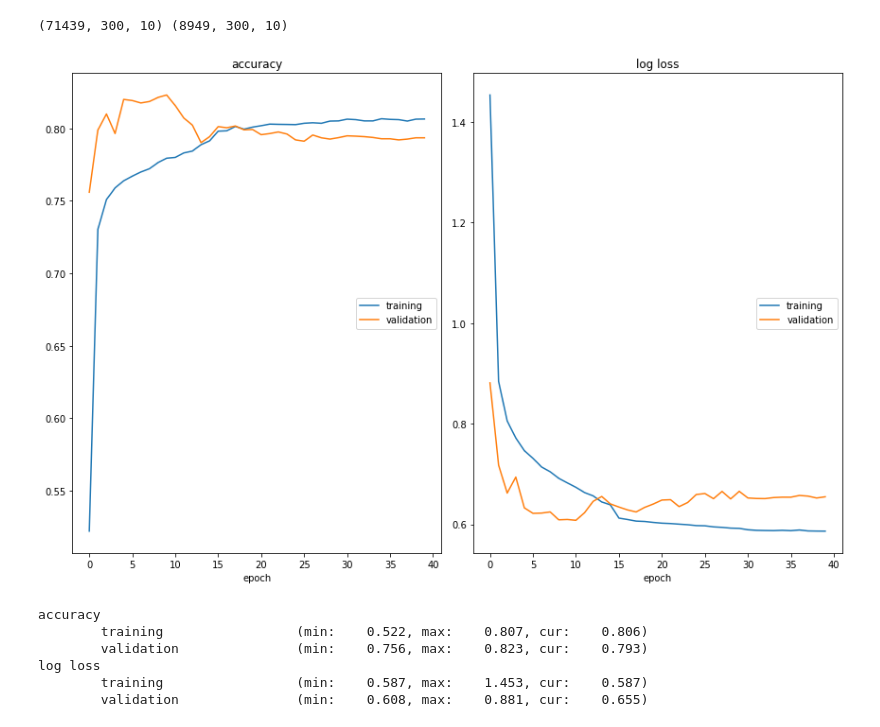
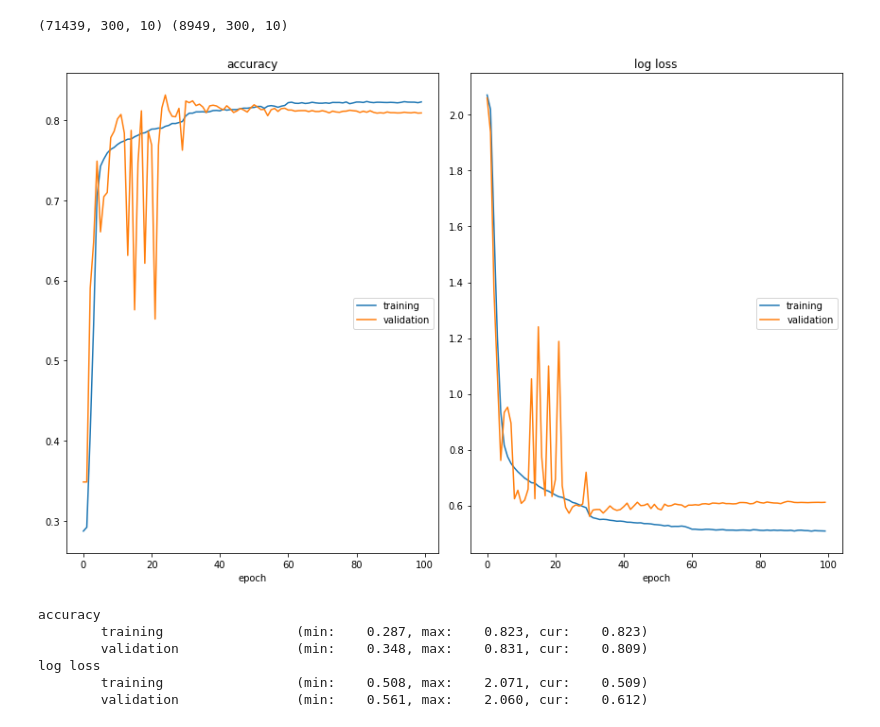
Before and after one commit to YunzhanZHOU/EDVAM-VR_understanding, a Jupyter notebook: classifiers.ipynb, the cells around one changed output. Cells and saved outputs as stored; diff of their text form; code cells hidden in the pictures.

```diff
--- a/classifiers.ipynb
+++ b/classifiers.ipynb
@@ -61,3 +56,24 @@ test_label = test_label[confident_test]
+# %%
+def low_confidence_replacement(arr):
+  for i in range(arr.shape[0]): # do this way to avoid high ram use
+    arr_slice = arr[i]
+    arr_slice[(arr_slice[:, 9] < 0.7), 3:6] = np.nan
+    mask = np.isnan(arr_slice)
+    arr_slice[mask] = np.interp(np.flatnonzero(mask), np.flatnonzero(~mask), arr_slice[~mask])
+    arr[i] = arr_slice
+  return arr
+# %%
+def low_confidence_filter(arr, labels):
+  end_confidences = np.mean(arr[:, [i for i in range(290, 300)], 9], axis=1)
+  return arr[end_confidences > 0.7], labels[end_confidences > 0.7]
+# %%
+option = 'filter'
+if option == 'replacement':
+  train_set = low_confidence_replacement(train_set)
+  test_set = low_confidence_replacement(test_set)
+else:
+  train_set, train_label = low_confidence_filter(train_set, train_label)
+  test_set, test_label = low_confidence_filter(test_set, test_label)
 # %%
 print(train_set.shape, test_set.shape)
 # %% [output]
@@ -181,16 +197,16 @@ def train_model(model, criterion, optimizer, scheduler=None, num_epochs=10):
 # %%
 model = lstmNet()
 criterion = nn.CrossEntropyLoss()
-# optimizer = optim.SGD(model.parameters(), lr=0.1)
-optimizer = optim.Adam(model.parameters(), lr=0.001)
-scheduler = lr_scheduler.StepLR(optimizer, step_size=15, gamma=0.1)
+optimizer = optim.SGD(model.parameters(), lr=0.1)
+# optimizer = optim.Adam(model.parameters(), lr=0.001)
+scheduler = lr_scheduler.StepLR(optimizer, step_size=30, gamma=0.1)
 # %%
-best_model = train_model(model, criterion, optimizer, scheduler, 40)
+best_model = train_model(model, criterion, optimizer, scheduler, 100)
 # %% [output]
-[figure, old version]
+[figure, new version]
 accuracy
-        training                 (min:    0.522, max:    0.807, cur:    0.806)
-        validation               (min:    0.756, max:    0.823, cur:    0.793)
+        training                 (min:    0.287, max:    0.823, cur:    0.823)
+        validation               (min:    0.348, max:    0.831, cur:    0.809)
 log loss
-        training                 (min:    0.587, max:    1.453, cur:    0.587)
-        validation               (min:    0.608, max:    0.881, cur:    0.655)
+        training                 (min:    0.508, max:    2.071, cur:    0.509)
+        validation               (min:    0.561, max:    2.060, cur:    0.612)
```
Also changed, not shown: parts of 2 cells of this notebook.
